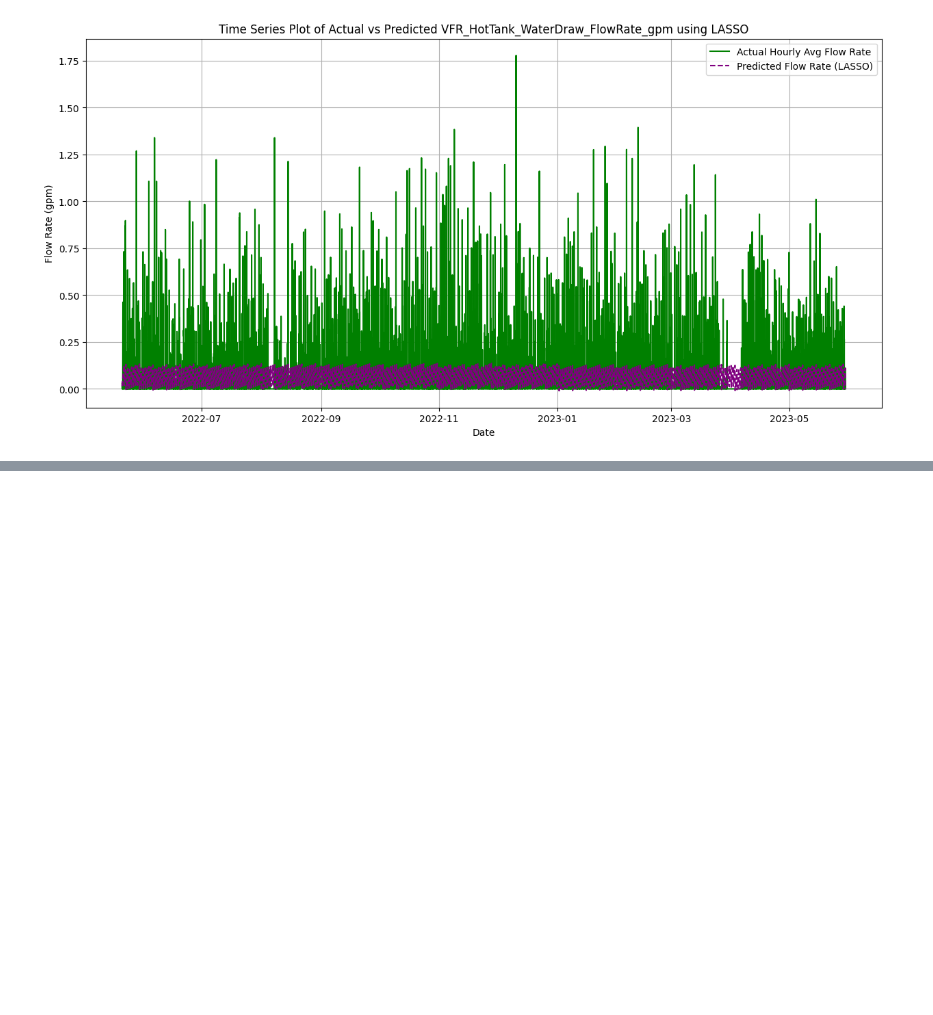
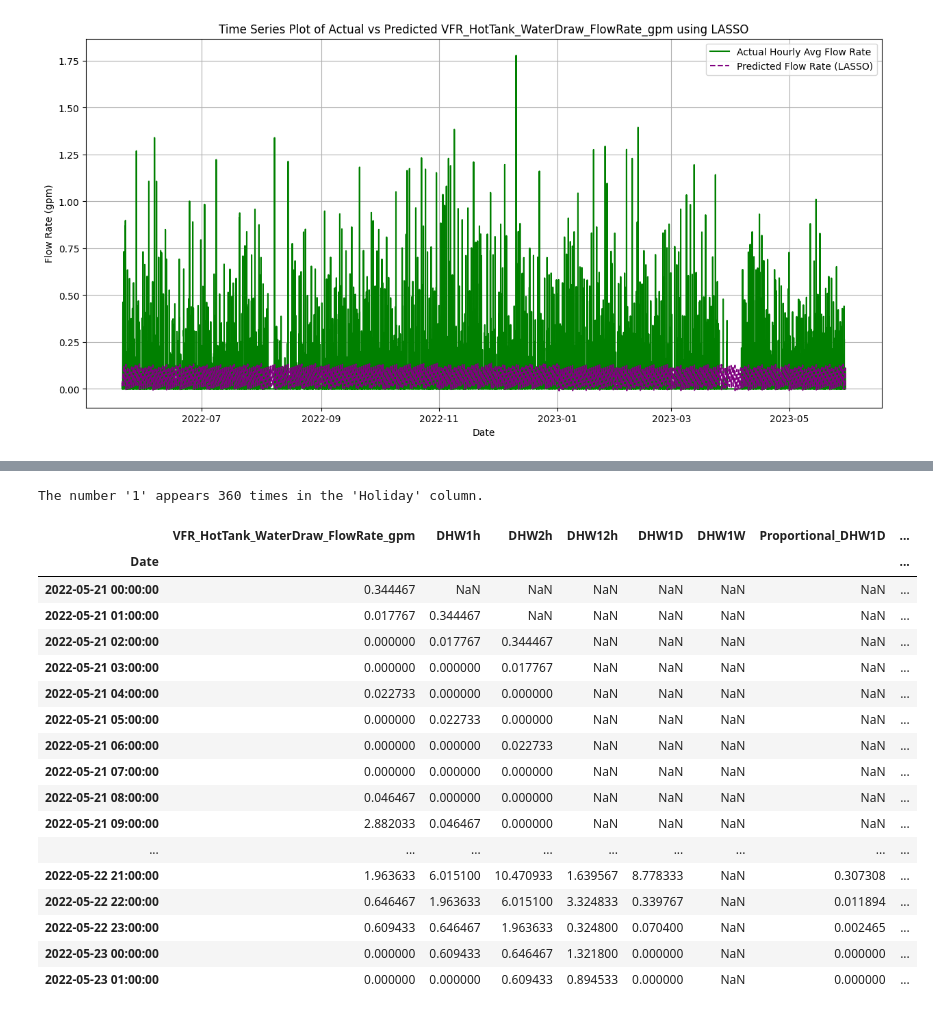
Before and after one commit to JadenFaste/Heidari-Analysis, a Jupyter notebook: Heidari.ipynb, the cells around one changed output, grey strips where cells are left out. Cells and saved outputs as stored; diff of their text form; code cells hidden in the pictures; blank space fills up the shorter version.

```diff
--- a/Heidari.ipynb
+++ b/Heidari.ipynb
@@ -151,0 +196,68 @@ Mean Squared Error for LASSO: 0.026320101331058193
+# %%
+import pandas as pd
+import numpy as np
+import holidays
+
+filepath = 'https://raw.githubusercontent.com/JadenFaste/WCECVillaraEventHistogram/main/Test%20data.csv'
+data = pd.read_csv(filepath)
+
+# Convert the 'Date' column to datetime
+data['Date'] = pd.to_datetime(data['Date'])
+
+# Set the 'Date' column as the index
+data.set_index('Date', inplace=True)
+
+hourly_data = data['VFR_HotTank_WaterDraw_FlowRate_gpm'].resample('H').sum()
+
+# Volume for the last hour, 2 hours, 12 hours, 1 day, and 1 week
+hourly_data = pd.DataFrame(hourly_data)
+hourly_data['DHW1h'] = hourly_data['VFR_HotTank_WaterDraw_FlowRate_gpm'].shift(1)
+hourly_data['DHW2h'] = hourly_data['VFR_HotTank_WaterDraw_FlowRate_gpm'].shift(2)
+hourly_data['DHW12h'] = hourly_data['VFR_HotTank_WaterDraw_FlowRate_gpm'].shift(12)
+hourly_data['DHW1D'] = hourly_data['VFR_HotTank_WaterDraw_FlowRate_gpm'].shift(24)
+hourly_data['DHW1W'] = hourly_data['VFR_HotTank_WaterDraw_FlowRate_gpm'].shift(168)
+
+# Proportional features where the current value is divided by the sum of the previous day or week
+hourly_data['Proportional_DHW1D'] = hourly_data['DHW1D'] / hourly_data['DHW1D'].resample('D').transform('sum').shift(1)
+hourly_data['Proportional_DHW1W'] = hourly_data['DHW1W'] / hourly_data['DHW1W'].resample('W').transform('sum').shift(1)
+
+# Binary features indicating whether there was any hot water draw in the last 12 hours or 24 hours
+hourly_data['Binary_DHW12h'] = hourly_data['DHW12h'].apply(lambda x: 1 if x > 0 else 0)
+hourly_data['Binary_DHW24h'] = hourly_data['DHW1D'].apply(lambda x: 1 if x > 0 else 0)
+
+# exponential moving average and EMA considering daily patterns
+hourly_data['Hourly_EMA'] = hourly_data['VFR_HotTank_WaterDraw_FlowRate_gpm'].ewm(span=30).mean()
+hourly_data['Daily_Hourly_EMA'] = hourly_data['VFR_HotTank_WaterDraw_FlowRate_gpm'].ewm(span=4).mean()
+
+# Indicates weekday and workdays
+hourly_data['Weekday'] = hourly_data.index.weekday
+hourly_data['Workday'] = hourly_data['Weekday'].apply(lambda x: 1 if x < 5 else 0)
+
+country = 'US'  # Change this to the relevant country code
+start_year = data.index.year.min()
+end_year = data.index.year.max()
+holiday_list = holidays.CountryHoliday(country, years=range(start_year, end_year + 1))
+hourly_data['Holiday'] = data.index.to_series().apply(lambda x: 1 if x in holiday_list else 0)
+
+# Display dataframe, first 50 rows
+hourly_data.head(50)
+# %% [output]
+The number '1' appears 360 times in the 'Holiday' column.
+|  | VFR_HotTank_WaterDraw_FlowRate_gpm | DHW1h | DHW2h | DHW12h | DHW1D | DHW1W | Proportional_DHW1D | ... |
+| Date |  |  |  |  |  |  |  | ... |
+| 2022-05-21 00:00:00 | 0.344467 | NaN | NaN | NaN | NaN | NaN | NaN | ... |
+| 2022-05-21 01:00:00 | 0.017767 | 0.344467 | NaN | NaN | NaN | NaN | NaN | ... |
+| 2022-05-21 02:00:00 | 0.000000 | 0.017767 | 0.344467 | NaN | NaN | NaN | NaN | ... |
+| 2022-05-21 03:00:00 | 0.000000 | 0.000000 | 0.017767 | NaN | NaN | NaN | NaN | ... |
+| 2022-05-21 04:00:00 | 0.022733 | 0.000000 | 0.000000 | NaN | NaN | NaN | NaN | ... |
+| 2022-05-21 05:00:00 | 0.000000 | 0.022733 | 0.000000 | NaN | NaN | NaN | NaN | ... |
+| 2022-05-21 06:00:00 | 0.000000 | 0.000000 | 0.022733 | NaN | NaN | NaN | NaN | ... |
+| 2022-05-21 07:00:00 | 0.000000 | 0.000000 | 0.000000 | NaN | NaN | NaN | NaN | ... |
+| 2022-05-21 08:00:00 | 0.046467 | 0.000000 | 0.000000 | NaN | NaN | NaN | NaN | ... |
+| 2022-05-21 09:00:00 | 2.882033 | 0.046467 | 0.000000 | NaN | NaN | NaN | NaN | ... |
+| ... | ... | ... | ... | ... | ... | ... | ... | ... |
+| 2022-05-22 21:00:00 | 1.963633 | 6.015100 | 10.470933 | 1.639567 | 8.778333 | NaN | 0.307308 | ... |
+| 2022-05-22 22:00:00 | 0.646467 | 1.963633 | 6.015100 | 3.324833 | 0.339767 | NaN | 0.011894 | ... |
+| 2022-05-22 23:00:00 | 0.609433 | 0.646467 | 1.963633 | 0.324800 | 0.070400 | NaN | 0.002465 | ... |
+| 2022-05-23 00:00:00 | 0.000000 | 0.609433 | 0.646467 | 1.321800 | 0.000000 | NaN | 0.000000 | ... |
+| 2022-05-23 01:00:00 | 0.000000 | 0.000000 | 0.609433 | 0.894533 | 0.000000 | NaN | 0.000000 | ... |
```
Also changed, not shown: parts of 1 cell of this notebook.
